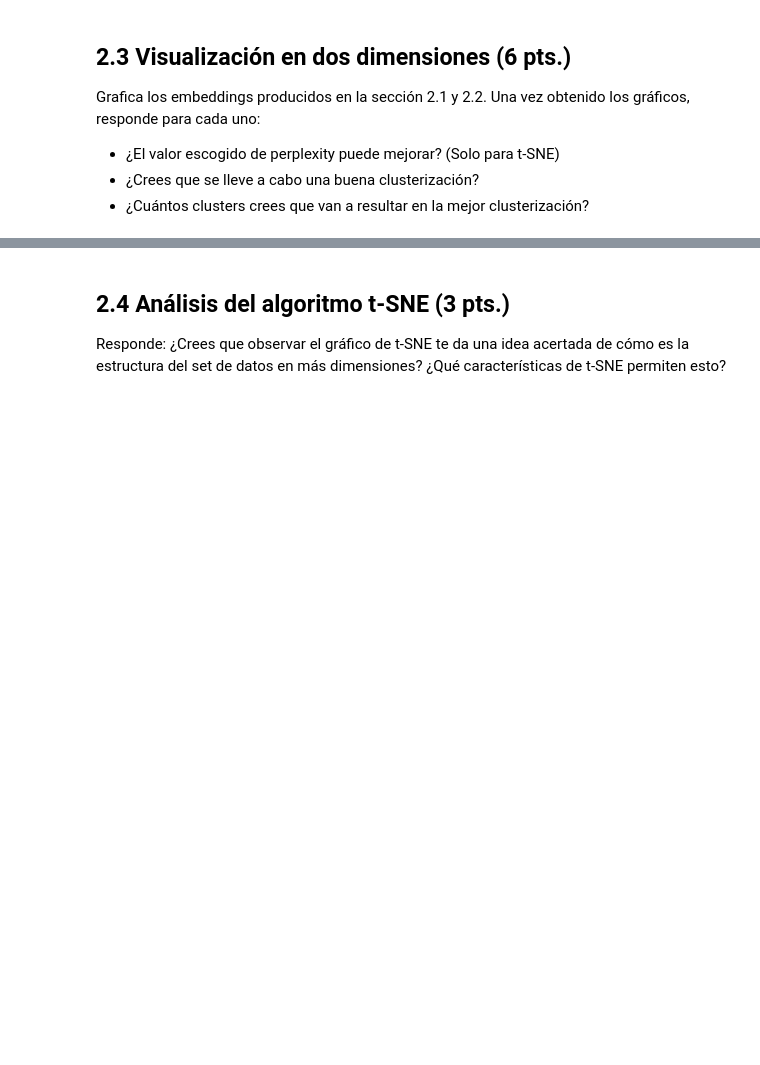
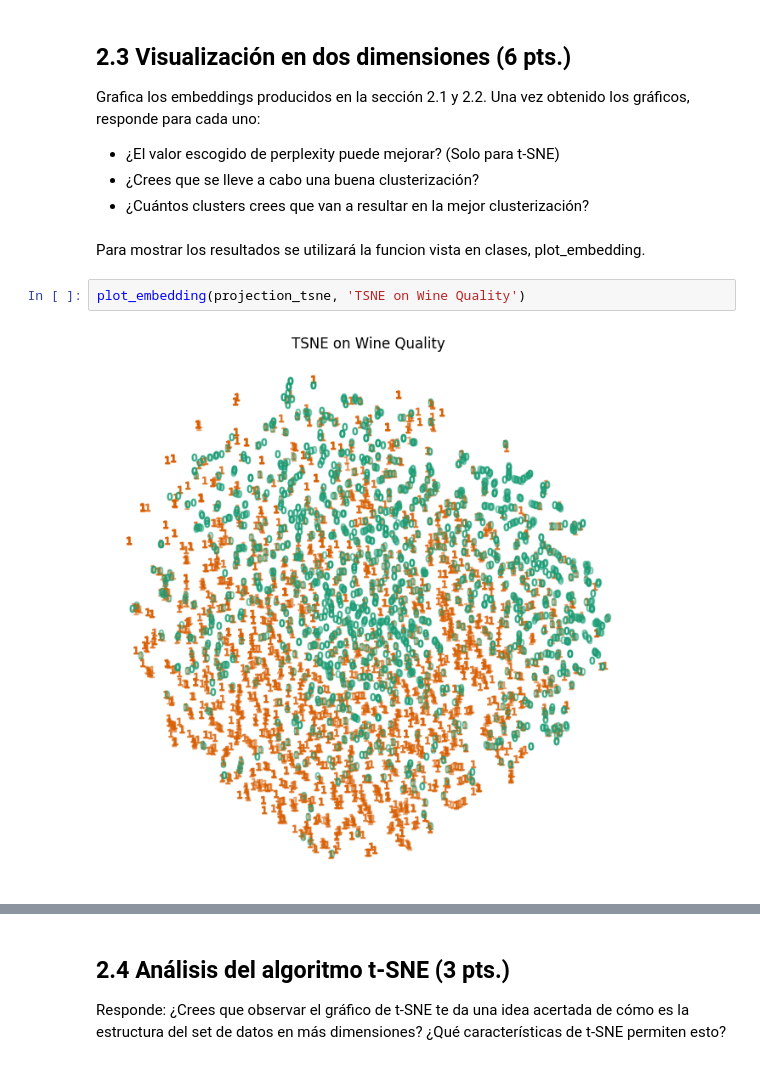
Before and after one commit to gabiacuna/IIC2433, a Jupyter notebook: tareas/T2.ipynb, the cells around one changed output, grey strips where cells are left out. Saved outputs shown, nothing was run; the diff lists cells and outputs as text; blank space fills up the shorter version.

```diff
--- a/tareas/T2.ipynb
+++ b/tareas/T2.ipynb
@@ -306,3 +364,9 @@ Grafica los embeddings producidos en la sección 2.1 y 2.2. Una vez obtenido los
 * ¿El valor escogido de perplexity puede mejorar? (Solo para t-SNE)
 * ¿Crees que se lleve a cabo una buena clusterización?
 * ¿Cuántos clusters crees que van a resultar en la mejor clusterización?
+# %% [markdown]
+Para mostrar los resultados se utilizará la funcion vista en clases, plot_embedding.
+# %%
+plot_embedding(projection_tsne, 'TSNE on Wine Quality')
+# %% [output]
+[figure, added]
```
Also changed, not shown: parts of 26 cells of this notebook.
